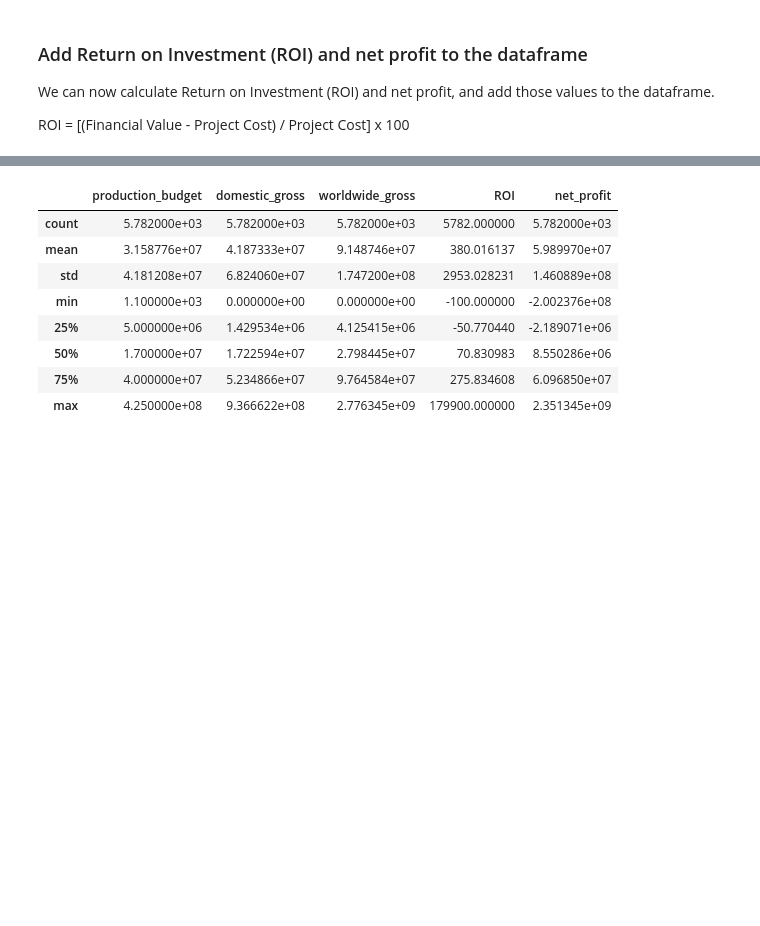
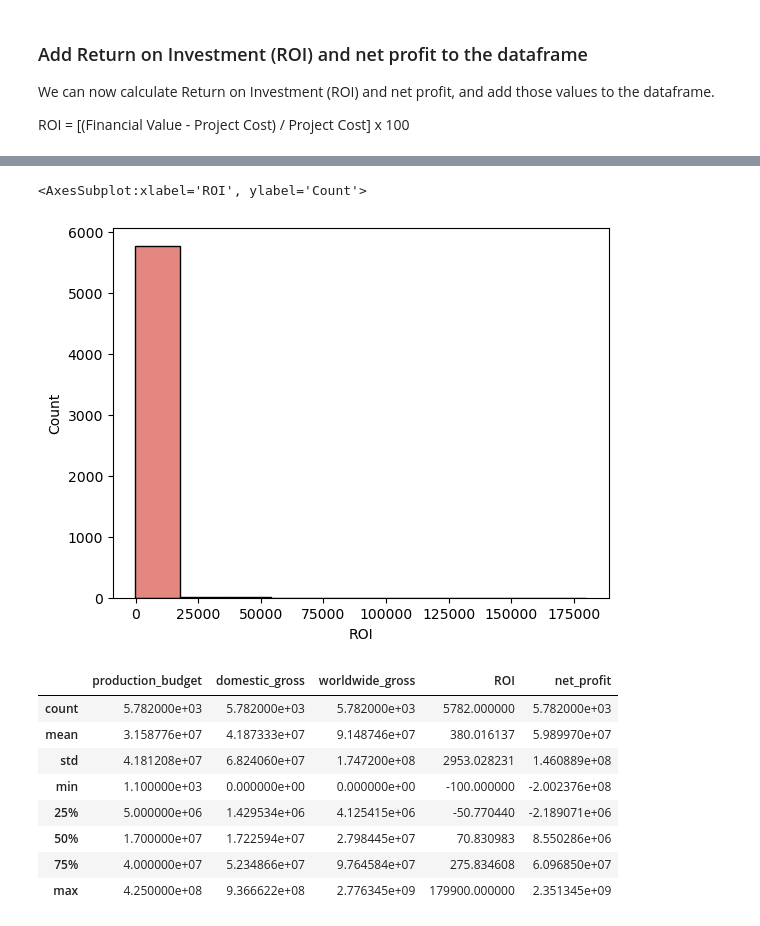
Before and after one commit to lalynjay/Movie-Trends-Analysis, a Jupyter notebook: Movie_Trends_Analysis.ipynb, the cells around one changed output, grey strips where cells are left out. Cells and saved outputs as stored; diff of their text form; code cells hidden in the pictures; blank space fills up the shorter version.

```diff
--- a/Movie_Trends_Analysis.ipynb
+++ b/Movie_Trends_Analysis.ipynb
@@ -128,6 +128,11 @@ budgets_df.head()
 | 93 | Sep 25, 2009 | Paranormal Activity | 450000 | 107918810 | 194183034 | 43051.785333 | 193733034 |
 | 80 | Jul 10, 2015 | The Gallows | 100000 | 22764410 | 41656474 | 41556.474000 | 41556474 |
 | 7 | Jul 14, 1999 | The Blair Witch Project | 600000 | 140539099 | 248300000 | 41283.333333 | 247700000 |
+# %%
+sns.histplot(budgets_df['ROI'], bins=10)#.set(xlim=(0, 8000), ylim=(0, 400));
+# %% [output]
+<AxesSubplot:xlabel='ROI', ylabel='Count'>
+[figure, added]
 # %%
 budgets_df.describe()
 # %% [output]
```
Also changed, not shown: parts of 9 cells of this notebook, 1 other file.
